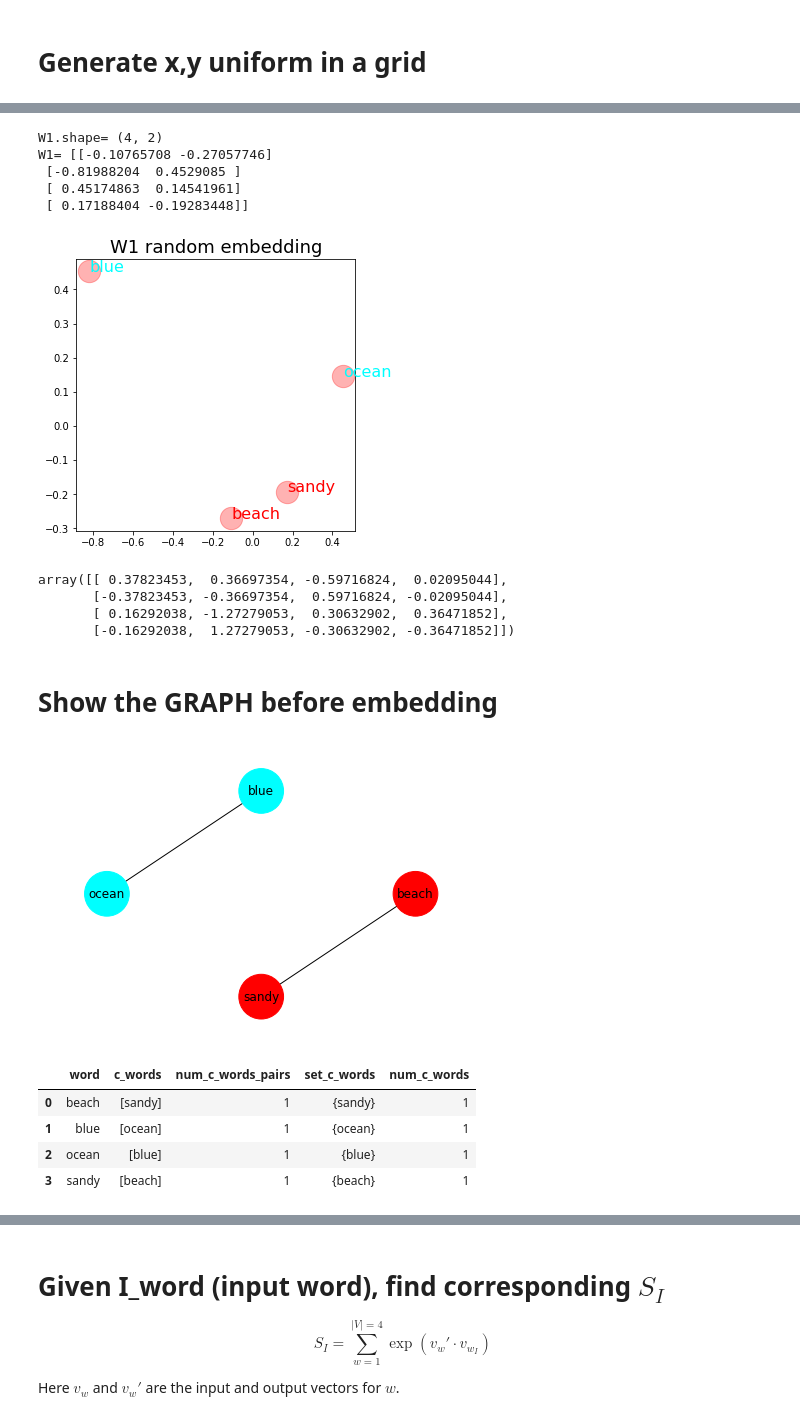
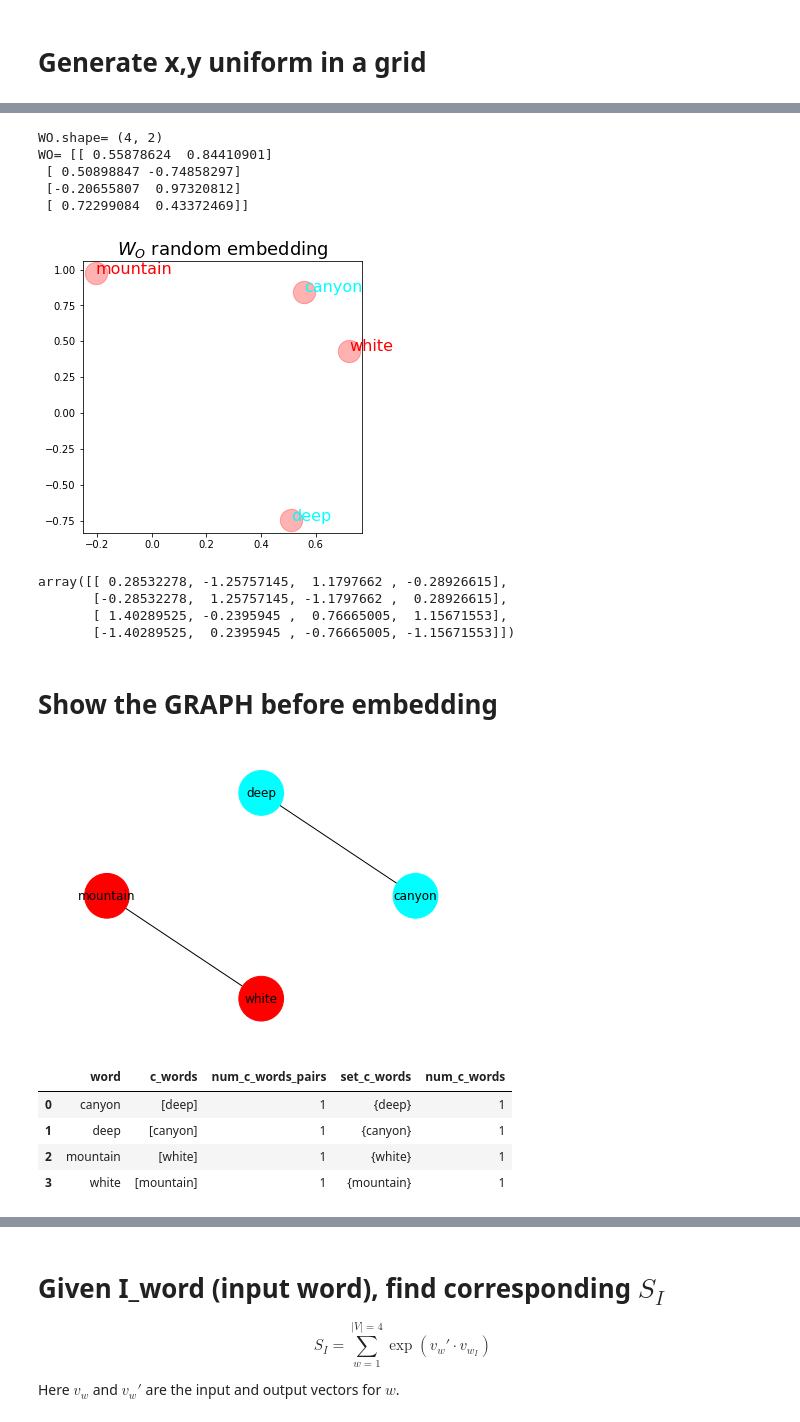
Before and after one commit to ftk1000/w2v_ftk1000, a Jupyter notebook: w2v_tf_4words.ipynb, the cells around one changed output, grey strips where cells are left out. Cells and saved outputs as stored; diff of their text form; code cells hidden in the pictures.

```diff
--- a/w2v_tf_4words.ipynb
+++ b/w2v_tf_4words.ipynb
@@ -141,9 +141,10 @@ if MODE=='RUSSIAN':
   # corpus = [s.lower().replace('- ','').replace(',','').strip() for s in re.split(r'(?<=[^A-Z].[.?]) +(?=[A-Z])', text)[0].split('.')[:-1] ]
 
 elif MODE=='ENGLISH':
-  text = "Fish swim in deep water. Ocean is very deep. Fish swim in darkness. \
-          Birds are high in the sky. Birds fly very high. On a sunny day the sky is full of light."
-  text = "Blue ocean. Sandy beach."
+  # text = "Fish swim in deep water. Ocean is very deep. Fish swim in darkness. \
+  #         Birds are high in the sky. Birds fly very high. On a sunny day the sky is full of light."
+  # text = "Blue ocean. Sandy beach."
+  text = "Deep canyon. White mountain."
 
   # corpus = [s.lower().strip().split() for s in re.split(r'(?<=[^A-Z].[.?]) +(?=[A-Z])', text)[0].split('.')[:-1] ]
 samples = text.split('.')
@@ -419,26 +420,26 @@ W0= [[-1. -1.]
 # %%
 x1=np.random.uniform(low=-BOX_SIDE, high=BOX_SIDE, size=LEN_VOCAB)
 x2=np.random.uniform(low=-BOX_SIDE, high=BOX_SIDE, size=LEN_VOCAB)
-W1=np.array([x1,x2]).T
-print('W1.shape=',W1.shape)
-print('W1=', W1)
-plot_words_v0(W=W1, vocab=vocab, ttl='W1 random embedding',  wcolor=df_vocab.color)
+WO=np.array([x1,x2]).T
+print('WO.shape=',WO.shape)
+print('WO=', WO)
+plot_words_v0(W=WO, vocab=vocab, ttl='$W_O$ random embedding',  wcolor=df_vocab.color)
 # plot_words_x_y( x1=x1, x2=x2,  vocab=vocab, ttl='random embedding',
 #                wcolor=df_vocab.color)
 # %% [output]
-W1.shape= (4, 2)
-W1= [[-0.10765708 -0.27057746]
- [-0.81988204  0.4529085 ]
- [ 0.45174863  0.14541961]
- [ 0.17188404 -0.19283448]]
+WO.shape= (4, 2)
+WO= [[ 0.55878624  0.84410901]
+ [ 0.50898847 -0.74858297]
+ [-0.20655807  0.97320812]
+ [ 0.72299084  0.43372469]]
-[figure, old version]
+[figure, new version]
 # %%
-np.matmul(W0,W1.T)
+np.matmul(WI,WO.T)
 # %% [output]
-array([[ 0.37823453,  0.36697354, -0.59716824,  0.02095044],
-       [-0.37823453, -0.36697354,  0.59716824, -0.02095044],
-       [ 0.16292038, -1.27279053,  0.30632902,  0.36471852],
-       [-0.16292038,  1.27279053, -0.30632902, -0.36471852]])
+array([[ 0.28532278, -1.25757145,  1.1797662 , -0.28926615],
+       [-0.28532278,  1.25757145, -1.1797662 ,  0.28926615],
+       [ 1.40289525, -0.2395945 ,  0.76665005,  1.15671553],
+       [-1.40289525,  0.2395945 , -0.76665005, -1.15671553]])
 # %% [markdown]
 # Show the GRAPH before embedding
 # %%
@@ -467,7 +468,7 @@ nx.draw_circular(G, with_labels=True, node_size=2000, node_color=color)
 plt.margins( 0.2 )
 plt.show()
 # %% [output]
-[figure, old version]
+[figure, new version]
 # %%
 # %matplotlib inline
 # import matplotlib.pyplot as plt
@@ -526,10 +527,10 @@ plt.show()
 df_context_words
 # %% [output]
 |  | word | c_words | num_c_words_pairs | set_c_words | num_c_words |
-| 0 | beach | [sandy] | 1 | {sandy} | 1 |
-| 1 | blue | [ocean] | 1 | {ocean} | 1 |
-| 2 | ocean | [blue] | 1 | {blue} | 1 |
-| 3 | sandy | [beach] | 1 | {beach} | 1 |
+| 0 | canyon | [deep] | 1 | {deep} | 1 |
+| 1 | deep | [canyon] | 1 | {canyon} | 1 |
+| 2 | mountain | [white] | 1 | {white} | 1 |
+| 3 | white | [mountain] | 1 | {mountain} | 1 |
 # %%
 df
 # %% [output]
```
Also changed, not shown: parts of 28 cells of this notebook.
